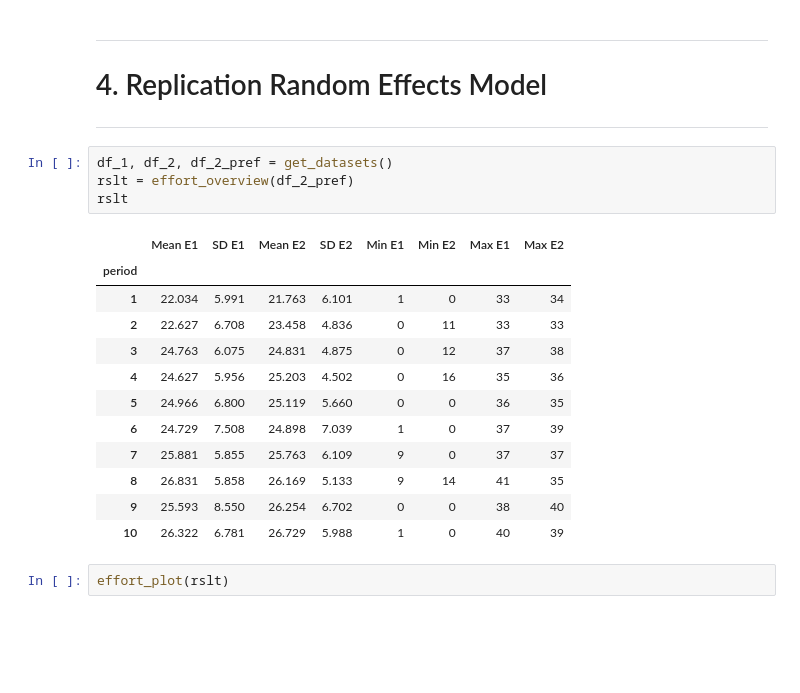
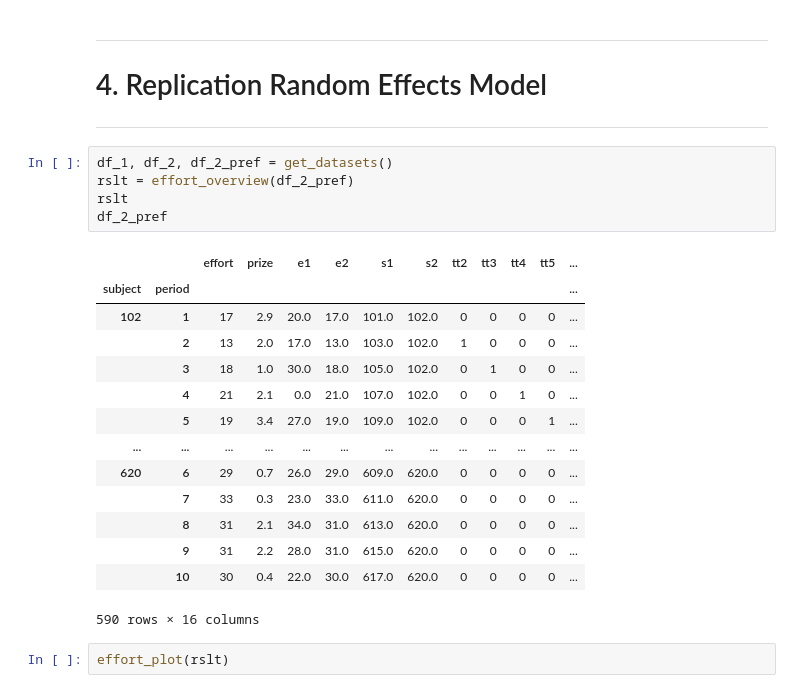
Before and after one commit to VincentSelz/microeconometrics-course-project-VincentSelz, a Jupyter notebook: Project-VincentSelz.ipynb, the cells around one changed output. Drawn from its saved outputs; the diff is of its cells as text; blank space fills up the shorter version.

```diff
--- a/Project-VincentSelz.ipynb
+++ b/Project-VincentSelz.ipynb
@@ -92,20 +92,23 @@ After each round the subjects were paired with another subjects. To ensure that
 # %%
 df_1, df_2, df_2_pref = get_datasets()
 rslt = effort_overview(df_2_pref)
 rslt
+df_2_pref
 # %% [output]
-|  | Mean E1 | SD E1 | Mean E2 | SD E2 | Min E1 | Min E2 | Max E1 | Max E2 |
-| period |  |  |  |  |  |  |  |  |
-| 1 | 22.034 | 5.991 | 21.763 | 6.101 | 1 | 0 | 33 | 34 |
-| 2 | 22.627 | 6.708 | 23.458 | 4.836 | 0 | 11 | 33 | 33 |
-| 3 | 24.763 | 6.075 | 24.831 | 4.875 | 0 | 12 | 37 | 38 |
-| 4 | 24.627 | 5.956 | 25.203 | 4.502 | 0 | 16 | 35 | 36 |
-| 5 | 24.966 | 6.800 | 25.119 | 5.660 | 0 | 0 | 36 | 35 |
-| 6 | 24.729 | 7.508 | 24.898 | 7.039 | 1 | 0 | 37 | 39 |
-| 7 | 25.881 | 5.855 | 25.763 | 6.109 | 9 | 0 | 37 | 37 |
-| 8 | 26.831 | 5.858 | 26.169 | 5.133 | 9 | 14 | 41 | 35 |
-| 9 | 25.593 | 8.550 | 26.254 | 6.702 | 0 | 0 | 38 | 40 |
-| 10 | 26.322 | 6.781 | 26.729 | 5.988 | 1 | 0 | 40 | 39 |
+|  |  | effort | prize | e1 | e2 | s1 | s2 | tt2 | tt3 | tt4 | tt5 | ... |
+| subject | period |  |  |  |  |  |  |  |  |  |  | ... |
+| 102 | 1 | 17 | 2.9 | 20.0 | 17.0 | 101.0 | 102.0 | 0 | 0 | 0 | 0 | ... |
+|  | 2 | 13 | 2.0 | 17.0 | 13.0 | 103.0 | 102.0 | 1 | 0 | 0 | 0 | ... |
+|  | 3 | 18 | 1.0 | 30.0 | 18.0 | 105.0 | 102.0 | 0 | 1 | 0 | 0 | ... |
+|  | 4 | 21 | 2.1 | 0.0 | 21.0 | 107.0 | 102.0 | 0 | 0 | 1 | 0 | ... |
+|  | 5 | 19 | 3.4 | 27.0 | 19.0 | 109.0 | 102.0 | 0 | 0 | 0 | 1 | ... |
+| ... | ... | ... | ... | ... | ... | ... | ... | ... | ... | ... | ... | ... |
+| 620 | 6 | 29 | 0.7 | 26.0 | 29.0 | 609.0 | 620.0 | 0 | 0 | 0 | 0 | ... |
+|  | 7 | 33 | 0.3 | 23.0 | 33.0 | 611.0 | 620.0 | 0 | 0 | 0 | 0 | ... |
+|  | 8 | 31 | 2.1 | 34.0 | 31.0 | 613.0 | 620.0 | 0 | 0 | 0 | 0 | ... |
+|  | 9 | 31 | 2.2 | 28.0 | 31.0 | 615.0 | 620.0 | 0 | 0 | 0 | 0 | ... |
+|  | 10 | 30 | 0.4 | 22.0 | 30.0 | 617.0 | 620.0 | 0 | 0 | 0 | 0 | ... |
+590 rows × 16 columns
 # %%
 effort_plot(rslt)
 # %% [output]
```
Also changed, not shown: parts of 6 cells of this notebook.
